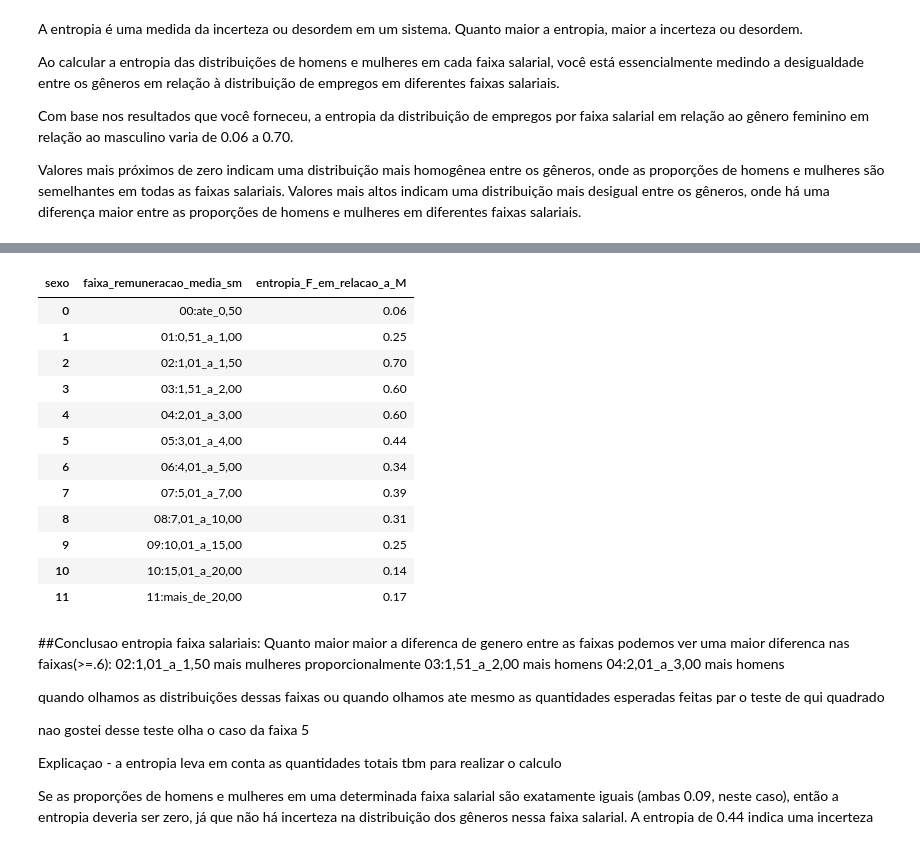
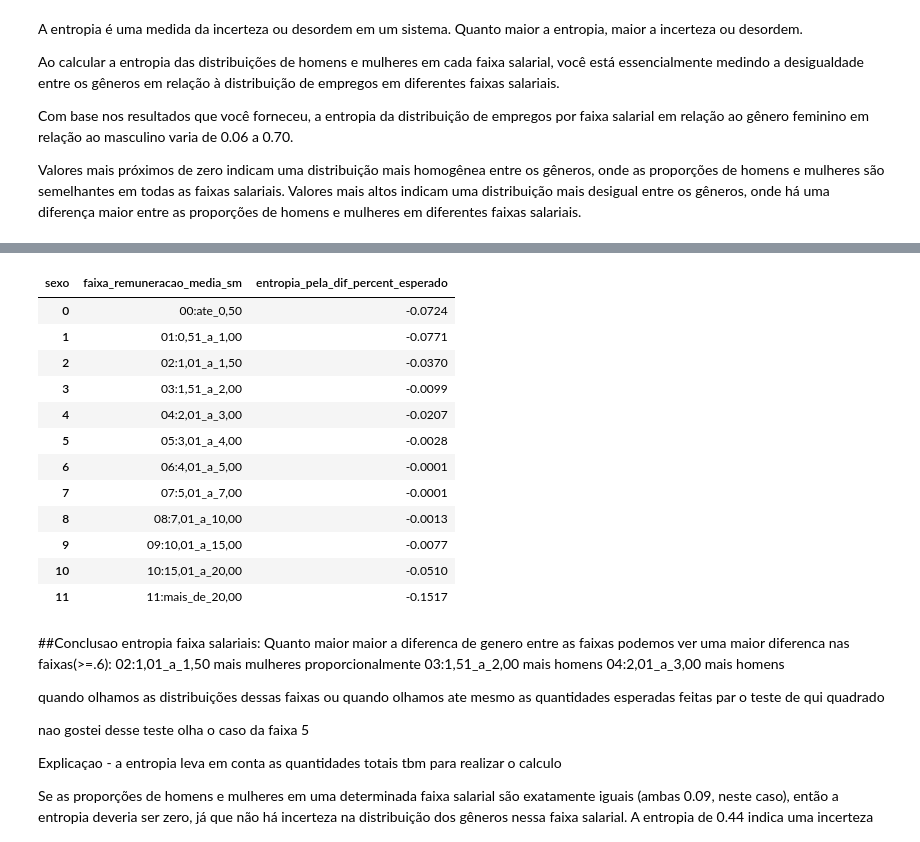
Before and after one commit to luisabolsonisousa/rais_ingestion, a Jupyter notebook: rais_dados/analises/Estat_faixa_salarial.ipynb, the cells around one changed output, grey strips where cells are left out. Cells and saved outputs as stored; diff of their text form; code cells hidden in the pictures.

```diff
--- a/rais_dados/analises/Estat_faixa_salarial.ipynb
+++ b/rais_dados/analises/Estat_faixa_salarial.ipynb
@@ -9,5 +15,5 @@ pd.set_option('display.max_columns', None)
 # %%
-df= pd.read_csv("escolaridadeXSexoXsalario.csv", decimal=',', thousands='.')
+df= pd.read_csv("/Users/bolsolui/Documents/personal/MECAI/git/rais_dados/dados/escolaridade_sexo_salario/escolaridadeXSexoXsalario.csv", decimal=',', thousands='.')
 df["total_pessoas_por_escolaridade"]=df.iloc[:, 2:13].sum(axis=1)
 # %%
 df.head()
@@ -142,22 +164,27 @@ Valores mais altos indicam uma distribuição mais desigual entre os gêneros, o
 # %%
 #vamos calcular a entropia:
 df_faixa_media['entropia_F_em_relacao_a_M'] = (df_faixa_media['distribuicao_F'] * np.log(1/df_faixa_media['distribuicao_F'])) + (df_faixa_media['distribuicao_M'] * np.log(1/df_faixa_media['distribuicao_M']))
+df_faixa_media['proporcaoF_versus_Esperado_F'] = df_faixa_media["F"]/ df_faixa_media["contagem_es_F"] -1
+df_faixa_media['proporcaoM_versus_Esperado_M'] = df_faixa_media["M"]/ df_faixa_media["contagem_es_M"] -1
+#df_faixa_media['entropia_pela_dif_percent_esperado'] = (df_faixa_media['proporcaoF_versus_Esperado_F'] * np.log(1/df_faixa_media['proporcaoF_versus_Esperado_F'])) + (df_faixa_media['proporcaoM_versus_Esperado_M'] * np.log(1/df_faixa_media['proporcaoM_versus_Esperado_M']))
+df_faixa_media['entropia_pela_dif_percent_esperado'] = (df_faixa_media['proporcaoF_versus_Esperado_F'] * np.log(1/(df_faixa_media['proporcaoF_versus_Esperado_F'] + 1))) + (df_faixa_media['proporcaoM_versus_Esperado_M'] * np.log(1/(df_faixa_media['proporcaoM_versus_Esperado_M'] + 1)))
 
-df_faixa_media[["faixa_remuneracao_media_sm","entropia_F_em_relacao_a_M"]]
+#df_faixa_media[["faixa_remuneracao_media_sm","entropia_F_em_relacao_a_M","proporcaoF_versus_Esperado_F","proporcaoM_versus_Esperado_M","entropia_pela_dif_percent_esperado"]]
+df_faixa_media[["faixa_remuneracao_media_sm","entropia_pela_dif_percent_esperado"]]
 # %% [output]
-| sexo | faixa_remuneracao_media_sm | entropia_F_em_relacao_a_M |
-| 0 | 00:ate_0,50 | 0.06 |
-| 1 | 01:0,51_a_1,00 | 0.25 |
-| 2 | 02:1,01_a_1,50 | 0.70 |
-| 3 | 03:1,51_a_2,00 | 0.60 |
-| 4 | 04:2,01_a_3,00 | 0.60 |
-| 5 | 05:3,01_a_4,00 | 0.44 |
-| 6 | 06:4,01_a_5,00 | 0.34 |
-| 7 | 07:5,01_a_7,00 | 0.39 |
-| 8 | 08:7,01_a_10,00 | 0.31 |
-| 9 | 09:10,01_a_15,00 | 0.25 |
-| 10 | 10:15,01_a_20,00 | 0.14 |
-| 11 | 11:mais_de_20,00 | 0.17 |
+| sexo | faixa_remuneracao_media_sm | entropia_pela_dif_percent_esperado |
+| 0 | 00:ate_0,50 | -0.0724 |
+| 1 | 01:0,51_a_1,00 | -0.0771 |
+| 2 | 02:1,01_a_1,50 | -0.0370 |
+| 3 | 03:1,51_a_2,00 | -0.0099 |
+| 4 | 04:2,01_a_3,00 | -0.0207 |
+| 5 | 05:3,01_a_4,00 | -0.0028 |
+| 6 | 06:4,01_a_5,00 | -0.0001 |
+| 7 | 07:5,01_a_7,00 | -0.0001 |
+| 8 | 08:7,01_a_10,00 | -0.0013 |
+| 9 | 09:10,01_a_15,00 | -0.0077 |
+| 10 | 10:15,01_a_20,00 | -0.0510 |
+| 11 | 11:mais_de_20,00 | -0.1517 |
 # %% [markdown]
 ##Conclusao entropia faixa salariais:
 Quanto maior maior a diferenca de genero entre as faixas podemos ver uma maior diferenca nas faixas(>=.6):
```
Also changed, not shown: parts of 7 cells of this notebook, 4 other files.
